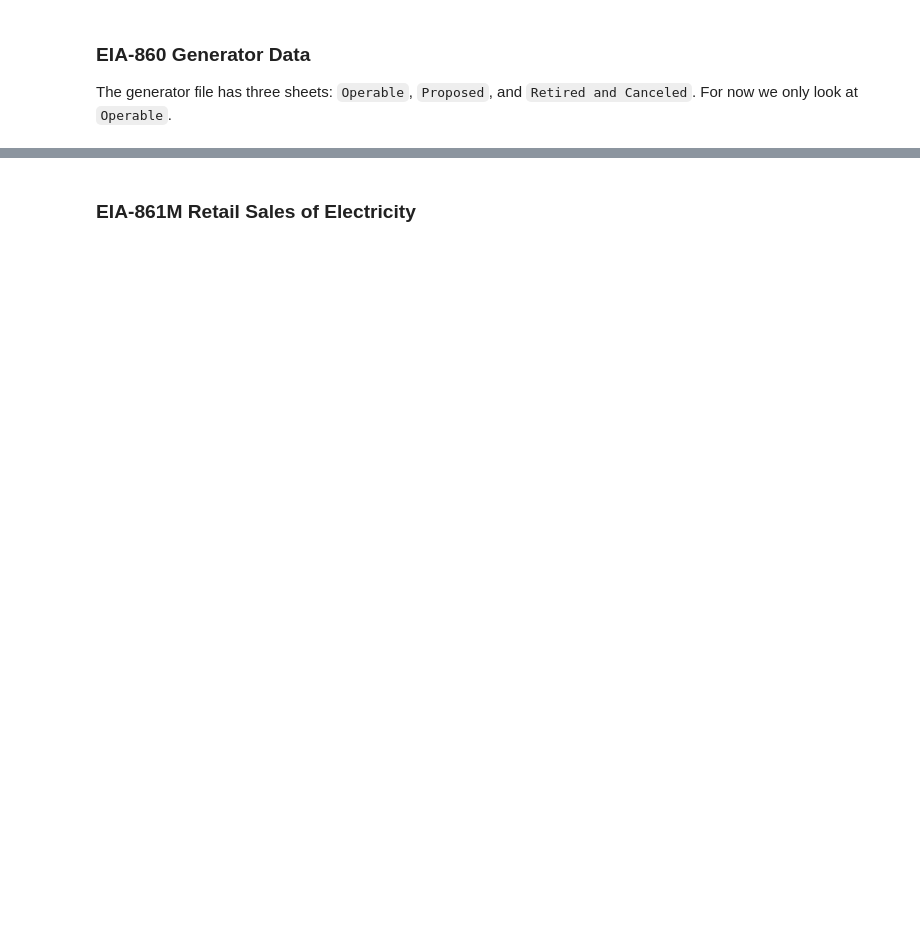
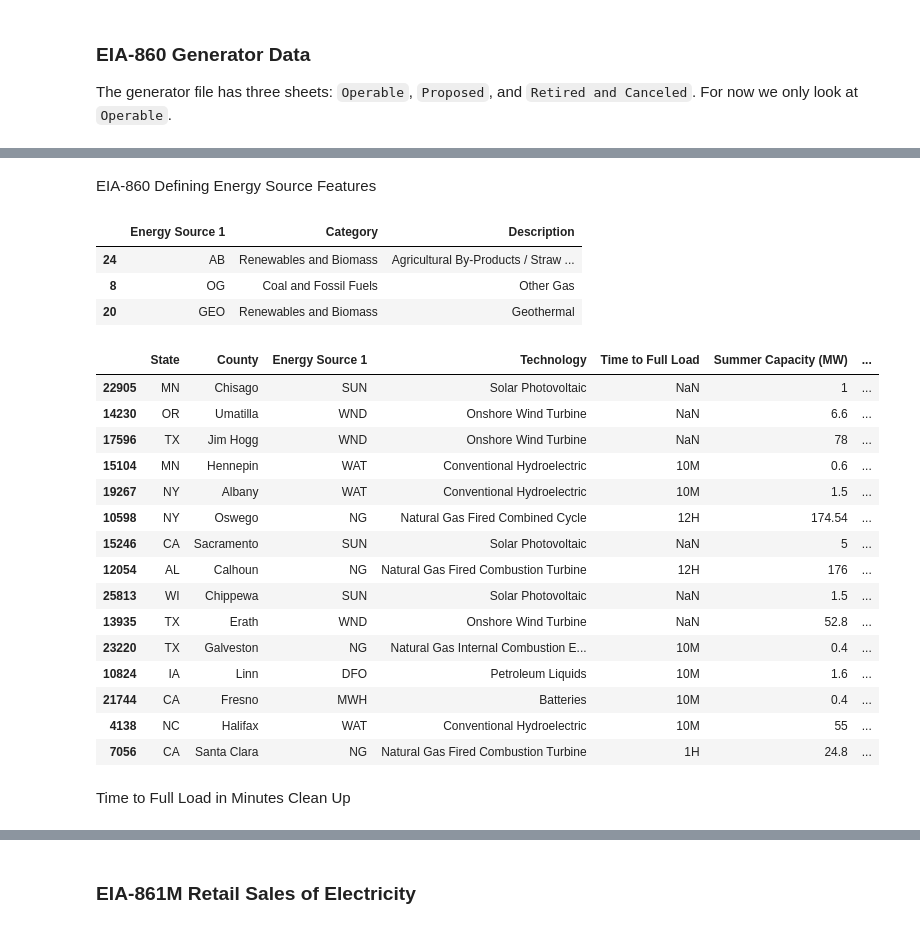
Before and after one commit to matthewchess/siads696, a Jupyter notebook: 02-data-cleaning.ipynb, the cells around one changed output, grey strips where cells are left out. Cells and saved outputs as stored; diff of their text form; code cells hidden in the pictures; blank space fills up the shorter version.

Commit message:
EIA Data Cleaning

```diff
--- a/02-data-cleaning.ipynb
+++ b/02-data-cleaning.ipynb
@@ -726,3 +727,43 @@ generators.describe(include="all").T
 | Multiple Fuels? | 19060 | 2 | N | 15741 | NaN | NaN | NaN | NaN | NaN | NaN | NaN |
 | Cofire Fuels? | 9308 | 2 | N | 7720 | NaN | NaN | NaN | NaN | NaN | NaN | NaN |
 | Switch Between Oil and Natural Gas? | 8757 | 2 | N | 6881 | NaN | NaN | NaN | NaN | NaN | NaN | NaN |
+# %% [markdown]
+EIA-860 Defining Energy Source Features
+# %%
+energy_sources = pd.read_csv(
+    DATA_DIR / "eia860_2025" / "eia_860_energy_source_codes.csv",
+)
+energy_sources.rename(columns={'Energy Source Code': 'Energy Source 1'}, inplace=True)
+energy_sources.sample(3)
+# %% [output]
+|  | Energy Source 1 | Category | Description |
+| 24 | AB | Renewables and Biomass | Agricultural By-Products / Straw ... |
+| 8 | OG | Coal and Fossil Fuels | Other Gas |
+| 20 | GEO | Renewables and Biomass | Geothermal |
+# %%
+#generators['Energy Source 1'].unique()
+generator_features = generators[['State','County','Energy Source 1','Technology','Time from Cold Shutdown to Full Load','Summer Capacity (MW)','Winter Capacity (MW)']].copy()
+# Dropping description to create categorical feature from Energy Source
+generator_features_full = pd.merge(generator_features, energy_sources, on='Energy Source 1', how='left').drop('Description', axis=1)
+generator_features_full.rename(columns={'Category':'Energy Category','Time from Cold Shutdown to Full Load':'Time to Full Load'}, inplace=True)
+# Clean Time to Full Load from string to numerical value
+generator_features_full.sample(15)
+# %% [output]
+|  | State | County | Energy Source 1 | Technology | Time to Full Load | Summer Capacity (MW) | ... |
+| 22905 | MN | Chisago | SUN | Solar Photovoltaic | NaN | 1 | ... |
+| 14230 | OR | Umatilla | WND | Onshore Wind Turbine | NaN | 6.6 | ... |
+| 17596 | TX | Jim Hogg | WND | Onshore Wind Turbine | NaN | 78 | ... |
+| 15104 | MN | Hennepin | WAT | Conventional Hydroelectric | 10M | 0.6 | ... |
+| 19267 | NY | Albany | WAT | Conventional Hydroelectric | 10M | 1.5 | ... |
+| 10598 | NY | Oswego | NG | Natural Gas Fired Combined Cycle | 12H | 174.54 | ... |
+| 15246 | CA | Sacramento | SUN | Solar Photovoltaic | NaN | 5 | ... |
+| 12054 | AL | Calhoun | NG | Natural Gas Fired Combustion Turbine | 12H | 176 | ... |
+| 25813 | WI | Chippewa | SUN | Solar Photovoltaic | NaN | 1.5 | ... |
+| 13935 | TX | Erath | WND | Onshore Wind Turbine | NaN | 52.8 | ... |
+| 23220 | TX | Galveston | NG | Natural Gas Internal Combustion E... | 10M | 0.4 | ... |
+| 10824 | IA | Linn | DFO | Petroleum Liquids | 10M | 1.6 | ... |
+| 21744 | CA | Fresno | MWH | Batteries | 10M | 0.4 | ... |
+| 4138 | NC | Halifax | WAT | Conventional Hydroelectric | 10M | 55 | ... |
+| 7056 | CA | Santa Clara | NG | Natural Gas Fired Combustion Turbine | 1H | 24.8 | ... |
+# %% [markdown]
+Time to Full Load in Minutes Clean Up
```
Also changed, not shown: parts of 27 cells of this notebook.
